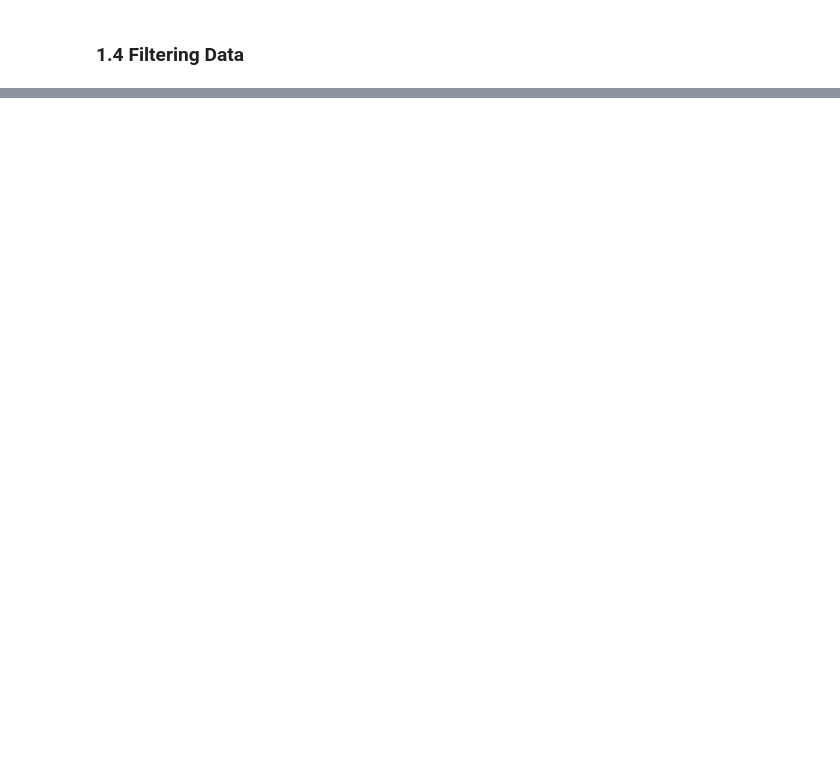
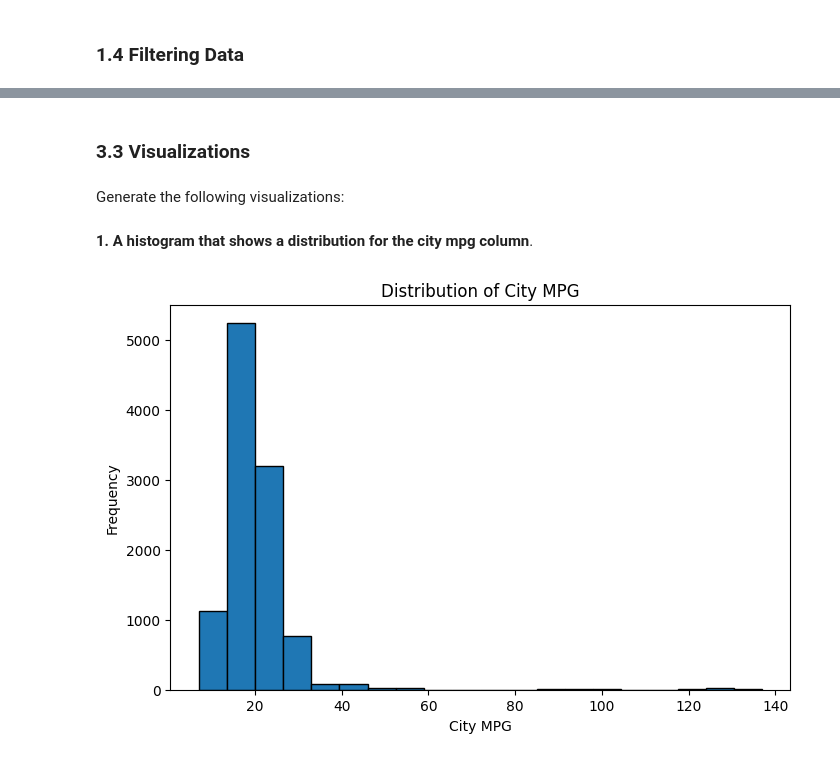
Before and after one commit to prathikshaghasari/automotive-eda-python, a Jupyter notebook: Project_Car_Dataset_Analysis.ipynb, the cells around one changed output, grey strips where cells are left out. Drawn from its saved outputs; the diff is of its cells as text; code cells hidden in the pictures; blank space fills up the shorter version.

```diff
--- a/Project_Car_Dataset_Analysis.ipynb
+++ b/Project_Car_Dataset_Analysis.ipynb
@@ -239,0 +304,3 @@ dtype: object
+# %%
+# Filter the dataset to include only cars from the year 1995 and later
+df_car_filtered = df_car_cleaned[df_car_cleaned['Year'] >= 1995]
@@ -239,0 +318,6 @@ dtype: object
+# %%
+# Convert text entries in the specified columns to lowercase
+df_car_filtered.loc[:, 'Vehicle Style'] = df_car_filtered['Vehicle Style'].str.lower()
+df_car_filtered.loc[:, 'Market Category'] = df_car_filtered['Market Category'].str.lower()
+
+# I am using (.loc) to ensure the direct modification in the original DataFrame
@@ -239,0 +330,3 @@ dtype: object
+# %%
+# Calculate "Total MPG" as the average of city mpg and highway MPG
+df_car_filtered.loc[:, 'Total MPG'] = (df_car_filtered['city mpg'] + df_car_filtered['highway MPG']) / 2
@@ -239,0 +345,3 @@ dtype: object
+# %%
+# Compute "Price per HP" by dividing MSRP by Engine HP
+df_car_filtered.loc[:, 'Price per HP'] = df_car_filtered['MSRP'] / df_car_filtered['Engine HP']
@@ -239,0 +446,17 @@ dtype: object
+# %% [markdown]
+### **3.3 Visualizations**
+# %% [markdown]
+Generate the following visualizations:
+# %% [markdown]
+**1. A histogram that shows a distribution for the city mpg column**.
+# %%
+# Plot of a histogram for the 'city mpg' column
+plt.figure(figsize=(8, 5))
+plt.hist(df_car_filtered['city mpg'], bins=20, edgecolor='black')
+plt.title('Distribution of City MPG')
+plt.xlabel('City MPG')
+plt.ylabel('Frequency')
+plt.grid(False)
+plt.show()
+# %% [output]
+[figure, added]
```
Also changed, not shown: parts of 60 cells of this notebook.
